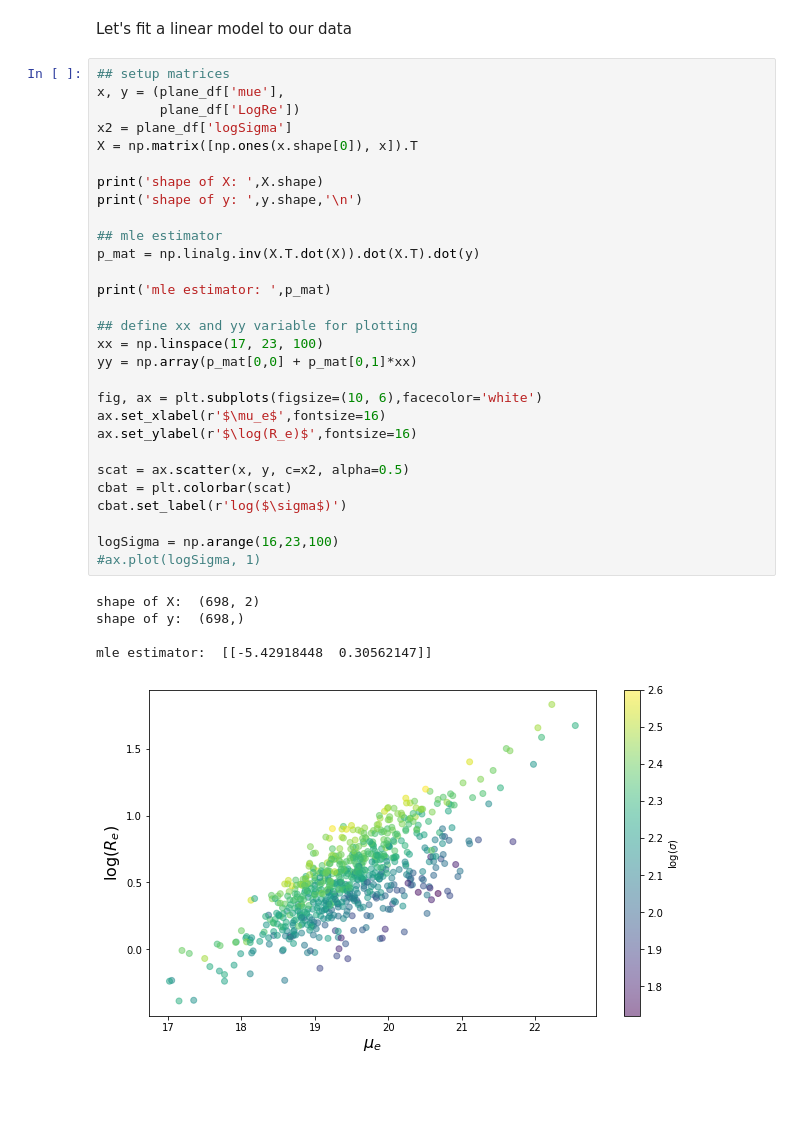
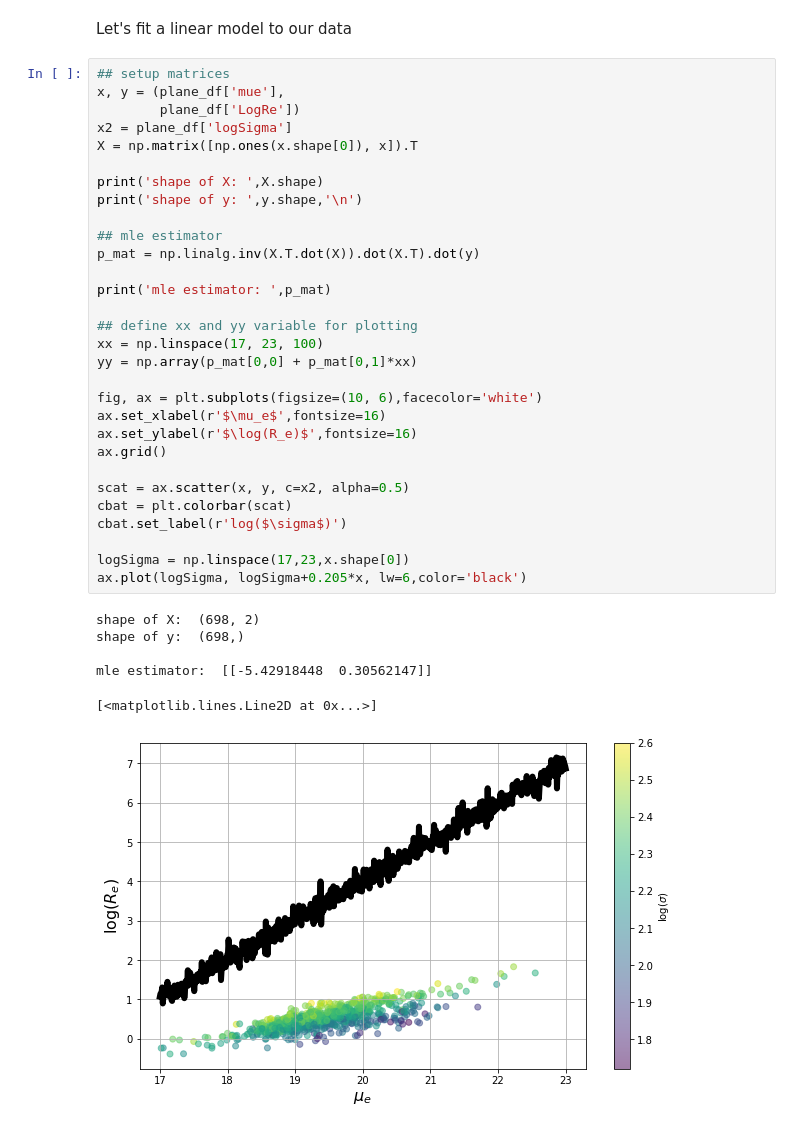
Before and after one commit to tylerbarna/AST5731-lab, a Jupyter notebook: Activity 07/Activity 07 -- Tyler Barna.ipynb, the cells around one changed output. Drawn from its saved outputs; the diff is of its cells as text; blank space fills up the shorter version.

```diff
--- a/Activity 07/Activity 07 -- Tyler Barna.ipynb
+++ b/Activity 07/Activity 07 -- Tyler Barna.ipynb
@@ -65,33 +65,35 @@ Let's fit a linear model to our data
 x, y = (plane_df['mue'],
         plane_df['LogRe'])
 x2 = plane_df['logSigma']
 X = np.matrix([np.ones(x.shape[0]), x]).T
 
 print('shape of X: ',X.shape)
 print('shape of y: ',y.shape,'\n')
 
 ## mle estimator
 p_mat = np.linalg.inv(X.T.dot(X)).dot(X.T).dot(y)
 
 print('mle estimator: ',p_mat)
 
 ## define xx and yy variable for plotting
 xx = np.linspace(17, 23, 100)
 yy = np.array(p_mat[0,0] + p_mat[0,1]*xx)
 
 fig, ax = plt.subplots(figsize=(10, 6),facecolor='white')
 ax.set_xlabel(r'$\mu_e$',fontsize=16)
 ax.set_ylabel(r'$\log(R_e)$',fontsize=16)
+ax.grid()
 
 scat = ax.scatter(x, y, c=x2, alpha=0.5)
 cbat = plt.colorbar(scat)
 cbat.set_label(r'log($\sigma$)')
 
-logSigma = np.arange(16,23,100)
-#ax.plot(logSigma, 1)
+logSigma = np.linspace(17,23,x.shape[0])
+ax.plot(logSigma, logSigma+0.205*x, lw=6,color='black')
 # %% [output]
 shape of X:  (698, 2)
 shape of y:  (698,)
 
 mle estimator:  [[-5.42918448  0.30562147]]
+[<matplotlib.lines.Line2D at 0x...>]
-[figure, old version]
+[figure, new version]
```
